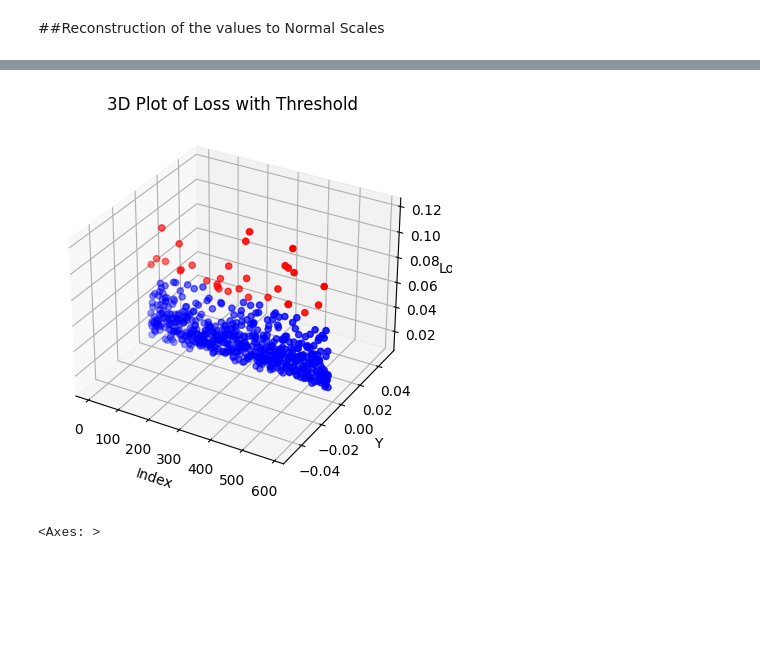
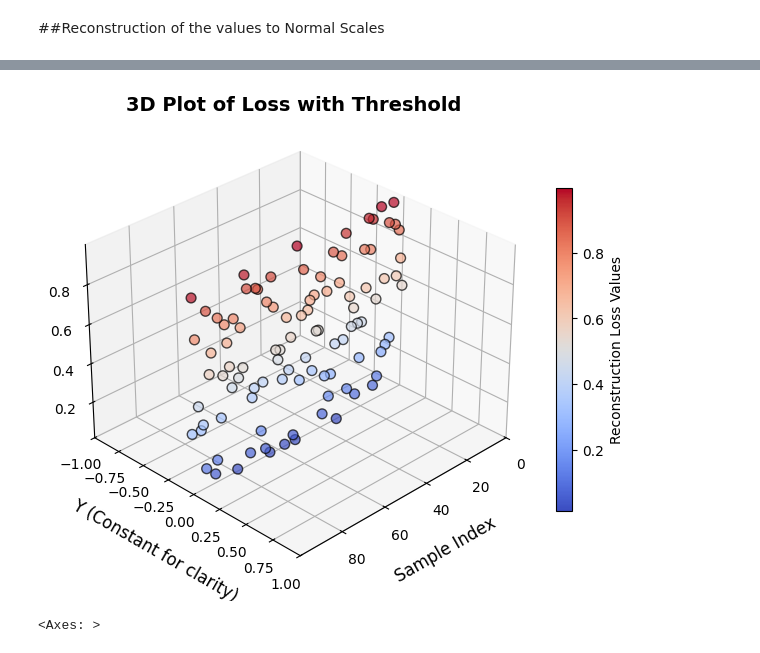
Before and after one commit to shreevatsdhyani/ECG_Anomaly_Detector, a Jupyter notebook: Copy_of_ECG_Anomaly_Detection.ipynb, the cells around one changed output, grey strips where cells are left out. Cells and saved outputs as stored; diff of their text form; code cells hidden in the pictures; blank space fills up the shorter version.

```diff
--- a/Copy_of_ECG_Anomaly_Detection.ipynb
+++ b/Copy_of_ECG_Anomaly_Detection.ipynb
@@ -497,25 +522,64 @@ array([ True,  True,  True,  True,  True, False,  True,  True,  True,
         True,  True,  True,  True,  True,  True,  True,  True,  True,
         True,  True,  True,  True,  True,  True,  True,  True,  True,
         True])>
-# %%
-fig = plt.figure()
-ax = fig.add_subplot(111, projection='3d')
-
-x = np.arange(len(train_loss_normal))
-y = np.zeros_like(x)
-z = train_loss_normal
-
-colors = ['blue' if val else 'red' for val in tf.math.less(train_loss_normal, threshold)]
-
-ax.scatter(x, y, z, c=colors)
-
-ax.set_xlabel('Index')
-ax.set_ylabel('Y')
-ax.set_zlabel('Loss')
-plt.title('3D Plot of Loss with Threshold')
-plt.show()
-# %% [output]
-[figure, removed]
+# %%
+import numpy as np
+import matplotlib.pyplot as plt
+import tensorflow as tf
+from matplotlib import cm
+import matplotlib as mpl
+
+# Example data (replace this with your actual data)
+train_loss_normal = np.random.rand(100)  # Replace with actual normal training loss data
+
+fig = plt.figure(figsize=(8, 6))  # Adjusted figure size
+ax = fig.add_subplot(111, projection='3d')
+
+x = np.arange(len(train_loss_normal))
+y = np.zeros_like(x)
+z = train_loss_normal
+
+# Adjusting colors: Use a colormap for a smoother gradient
+threshold = np.mean(train_loss_normal) + 2 * np.std(train_loss_normal)  # Define threshold
+
+# Use a colormap for continuous gradient from blue to red
+cmap = cm.get_cmap('coolwarm')
+norm = mpl.colors.Normalize(vmin=np.min(z), vmax=np.max(z))  # Normalize the values for color mapping
+colors = cmap(norm(z))  # Map the values to colors
+
+# Scatter plot with customized markers and size
+sc = ax.scatter(x, y, z, c=colors, marker='o', s=50, edgecolors='k', alpha=0.7)
+
+# Improving axis labels with larger fonts
+ax.set_xlabel('Sample Index', fontsize=12, labelpad=10)
+ax.set_ylabel('Y (Constant for clarity)', fontsize=12, labelpad=10)
+ax.set_zlabel('Reconstruction Loss', fontsize=12, labelpad=10)
+
+# Title with increased font size and bold text
+plt.title('3D Plot of Loss with Threshold', fontsize=14, fontweight='bold')
+
+# Adding grid for better readability
+ax.grid(True)
+
+# Customizing ticks and tick labels
+ax.tick_params(axis='both', which='major', labelsize=10)
+
+# Setting axis limits for better spacing
+ax.set_xlim([0, len(train_loss_normal) - 1])  # X-axis range
+ax.set_ylim([-1, 1])  # Y-axis fixed at zero for clarity
+ax.set_zlim([min(train_loss_normal), max(train_loss_normal)])  # Z-axis range
+
+# Adding a color legend to help interpret the colors
+sm = plt.cm.ScalarMappable(cmap=cmap, norm=norm)
+sm.set_array([])  # Empty array is required for ScalarMappable
+plt.colorbar(sm, ax=ax, shrink=0.7, label='Reconstruction Loss Values')
+
+# Adjusting the view angle for better visibility
+ax.view_init(elev=30, azim=45)  # Set the elevation and azimuth angle
+
+plt.show()
+# %% [output]
+[figure, added]
 # %%
 import seaborn as sns
 train_loss_normal_2d = tf.reshape(train_loss_normal, [1, -1])
```
Also changed, not shown: parts of 26 cells of this notebook.
